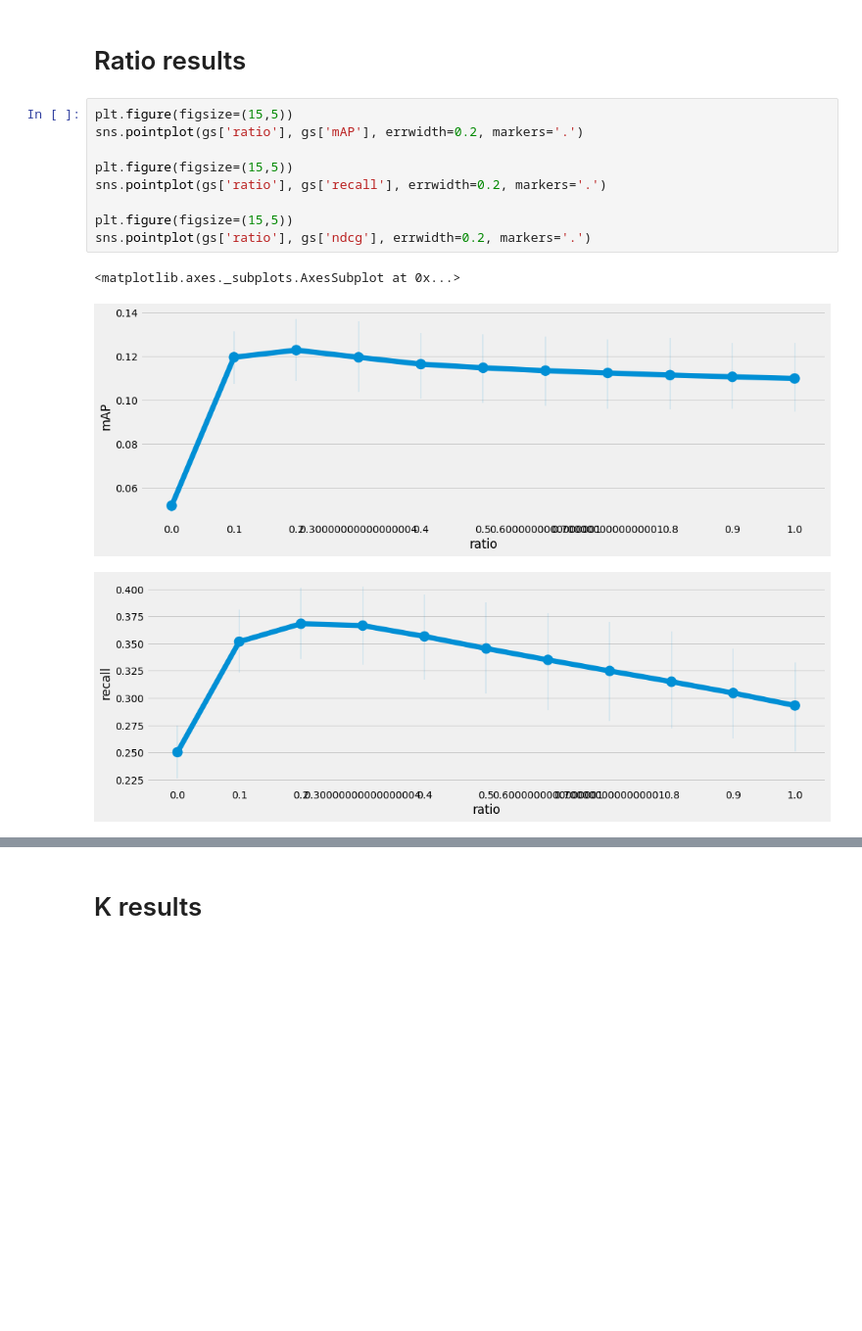
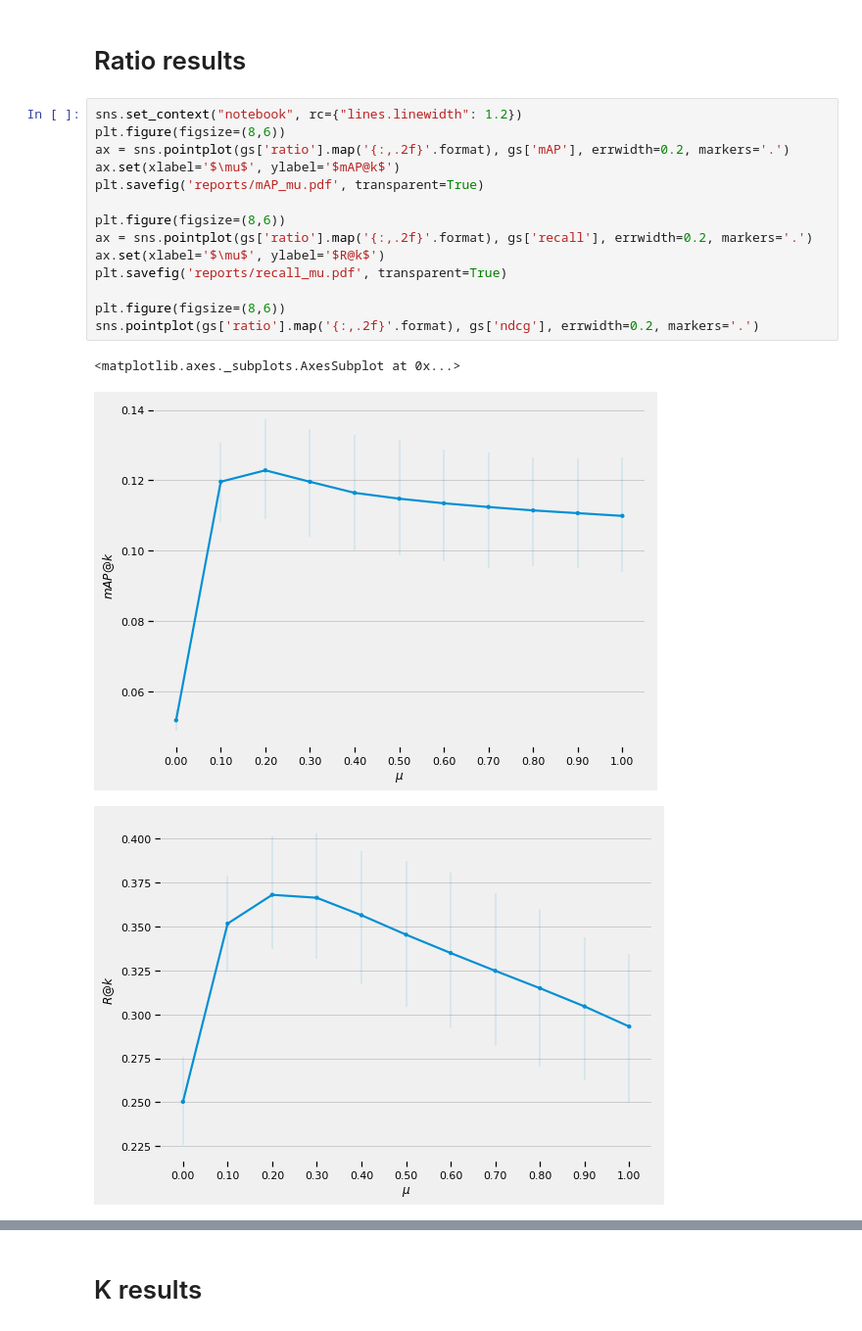
Before and after one commit to data-boars/hashtag-recommendation-project, a Jupyter notebook: notebooks/Grid Search Analysis.ipynb, the cells around one changed output, grey strips where cells are left out. Shown at 98% size. Cells and saved outputs as stored; diff of their text form; blank space fills up the shorter version.

Commit message:
Reformat plotting and adding saved plots

```diff
--- a/notebooks/Grid Search Analysis.ipynb
+++ b/notebooks/Grid Search Analysis.ipynb
@@ -62,15 +64,20 @@ array([<matplotlib.axes._subplots.AxesSubplot object at 0x...>,
 # %% [markdown]
 # Ratio results
 # %%
-plt.figure(figsize=(15,5))
-sns.pointplot(gs['ratio'], gs['mAP'], errwidth=0.2, markers='.')
+sns.set_context("notebook", rc={"lines.linewidth": 1.2})
+plt.figure(figsize=(8,6))
+ax = sns.pointplot(gs['ratio'].map('{:,.2f}'.format), gs['mAP'], errwidth=0.2, markers='.')
+ax.set(xlabel='$\mu$', ylabel='$mAP@k$')
+plt.savefig('reports/mAP_mu.pdf', transparent=True)
 
-plt.figure(figsize=(15,5))
-sns.pointplot(gs['ratio'], gs['recall'], errwidth=0.2, markers='.')
+plt.figure(figsize=(8,6))
+ax = sns.pointplot(gs['ratio'].map('{:,.2f}'.format), gs['recall'], errwidth=0.2, markers='.')
+ax.set(xlabel='$\mu$', ylabel='$R@k$')
+plt.savefig('reports/recall_mu.pdf', transparent=True)
 
-plt.figure(figsize=(15,5))
-sns.pointplot(gs['ratio'], gs['ndcg'], errwidth=0.2, markers='.')
+plt.figure(figsize=(8,6))
+sns.pointplot(gs['ratio'].map('{:,.2f}'.format), gs['ndcg'], errwidth=0.2, markers='.')
 # %% [output]
 <matplotlib.axes._subplots.AxesSubplot at 0x...>
-[figure, old version]
+[figure, new version]
-[figure, old version]
+[figure, new version]
```
Also changed, not shown: parts of 20 cells of this notebook, 17 other files.
